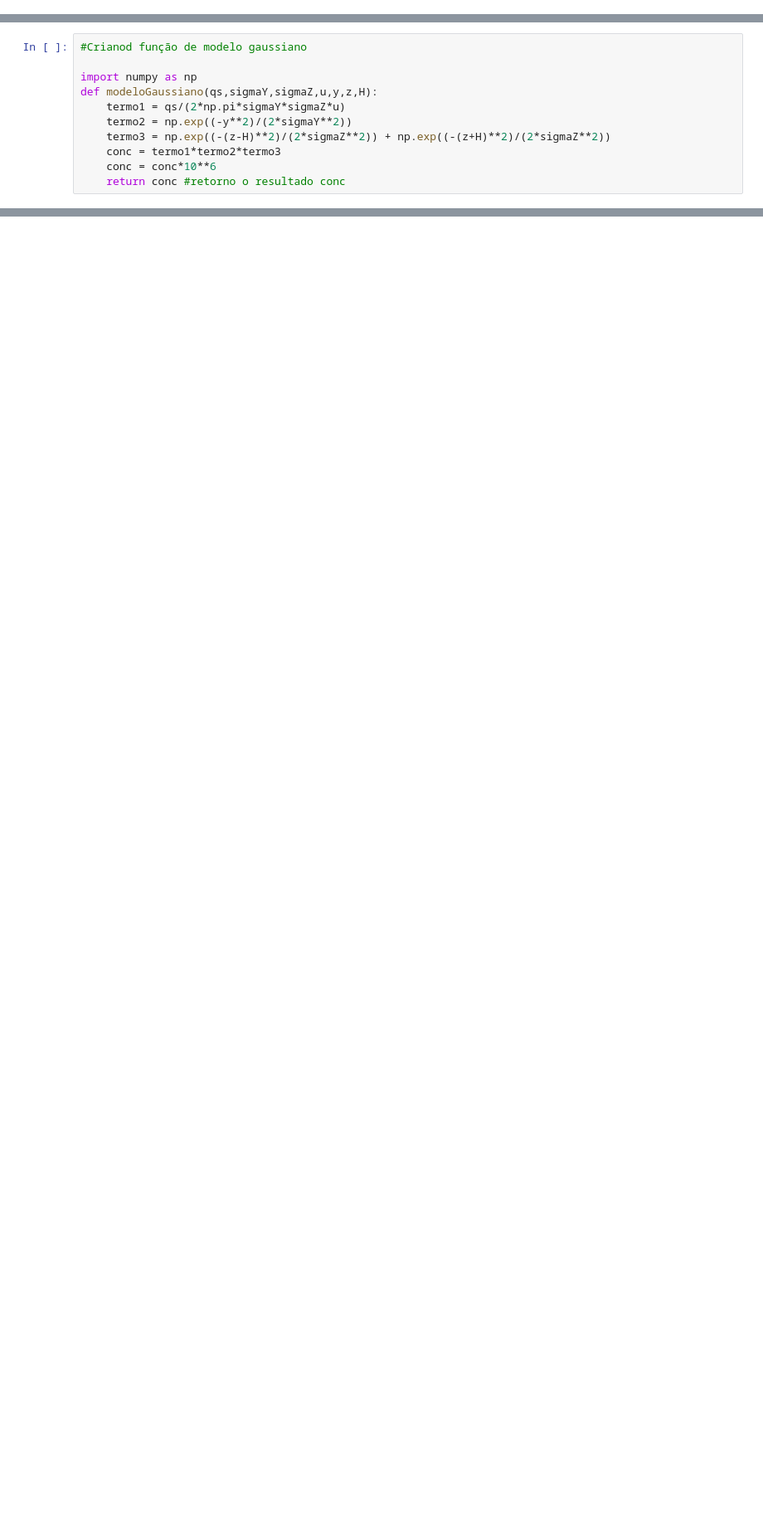
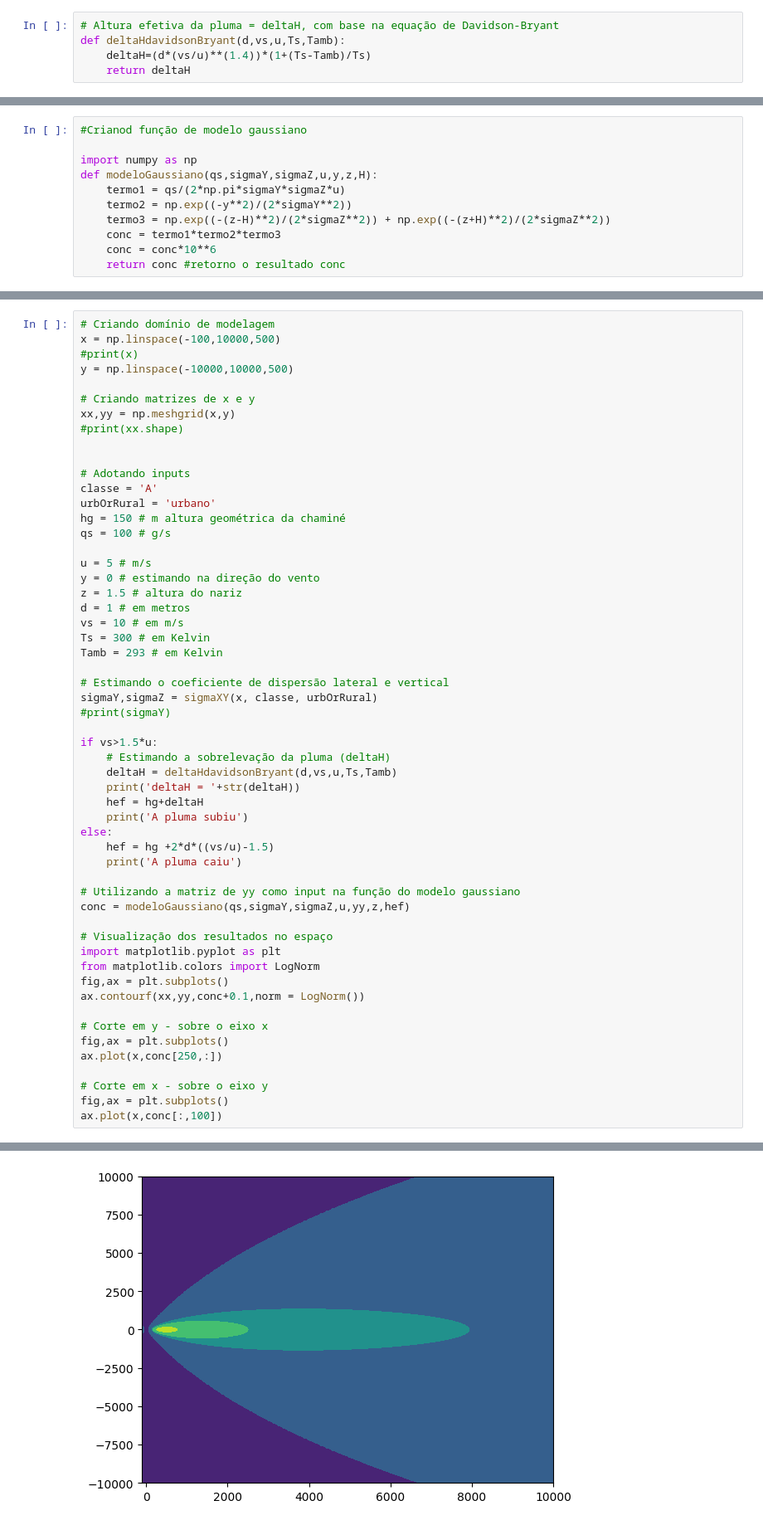
Before and after one commit to Marcosperrude/ENS5173_202401, a Jupyter notebook: Atividade3.ipynb, the cells around one changed output, grey strips where cells are left out. Shown at 83% size. Saved outputs shown, nothing was run; the diff lists cells and outputs as text; blank space fills up the shorter version.

```diff
--- a/Atividade3.ipynb
+++ b/Atividade3.ipynb
@@ -3,0 +6,5 @@ neste notebook vamos implemnetar um modelo de dispersao gaussiano
+# %%
+# Altura efetiva da pluma = deltaH, com base na equação de Davidson-Bryant
+def deltaHdavidsonBryant(d,vs,u,Ts,Tamb):
+    deltaH=(d*(vs/u)**(1.4))*(1+(Ts-Tamb)/Ts)
+    return deltaH
@@ -29,0 +95,56 @@ A concentração estimada é = 86.2052564132534 µg/m³
+# %%
+# Criando domínio de modelagem
+x = np.linspace(-100,10000,500)
+#print(x)
+y = np.linspace(-10000,10000,500)
+
+# Criando matrizes de x e y
+xx,yy = np.meshgrid(x,y)
+#print(xx.shape)
+
+
+# Adotando inputs
+classe = 'A'
+urbOrRural = 'urbano'
+hg = 150 # m altura geométrica da chaminé
+qs = 100 # g/s
+
+u = 5 # m/s
+y = 0 # estimando na direção do vento
+z = 1.5 # altura do nariz
+d = 1 # em metros
+vs = 10 # em m/s
+Ts = 300 # em Kelvin
+Tamb = 293 # em Kelvin
+
+# Estimando o coeficiente de dispersão lateral e vertical
+sigmaY,sigmaZ = sigmaXY(x, classe, urbOrRural)
+#print(sigmaY)
+
+if vs>1.5*u:
+    # Estimando a sobrelevação da pluma (deltaH)
+    deltaH = deltaHdavidsonBryant(d,vs,u,Ts,Tamb)
+    print('deltaH = '+str(deltaH))
+    hef = hg+deltaH
+    print('A pluma subiu')
+else:
+    hef = hg +2*d*((vs/u)-1.5)
+    print('A pluma caiu')
+
+# Utilizando a matriz de yy como input na função do modelo gaussiano
+conc = modeloGaussiano(qs,sigmaY,sigmaZ,u,yy,z,hef)
+
+# Visualização dos resultados no espaço
+import matplotlib.pyplot as plt
+from matplotlib.colors import LogNorm
+fig,ax = plt.subplots()
+ax.contourf(xx,yy,conc+0.1,norm = LogNorm())
+
+# Corte em y - sobre o eixo x
+fig,ax = plt.subplots()
+ax.plot(x,conc[250,:])
+
+# Corte em x - sobre o eixo y
+fig,ax = plt.subplots()
+ax.plot(x,conc[:,100])
+# %% [output]
@@ -29,0 +154 @@ A concentração estimada é = 86.2052564132534 µg/m³
+[figure, added]
```
Also changed, not shown: parts of 4 cells of this notebook.
